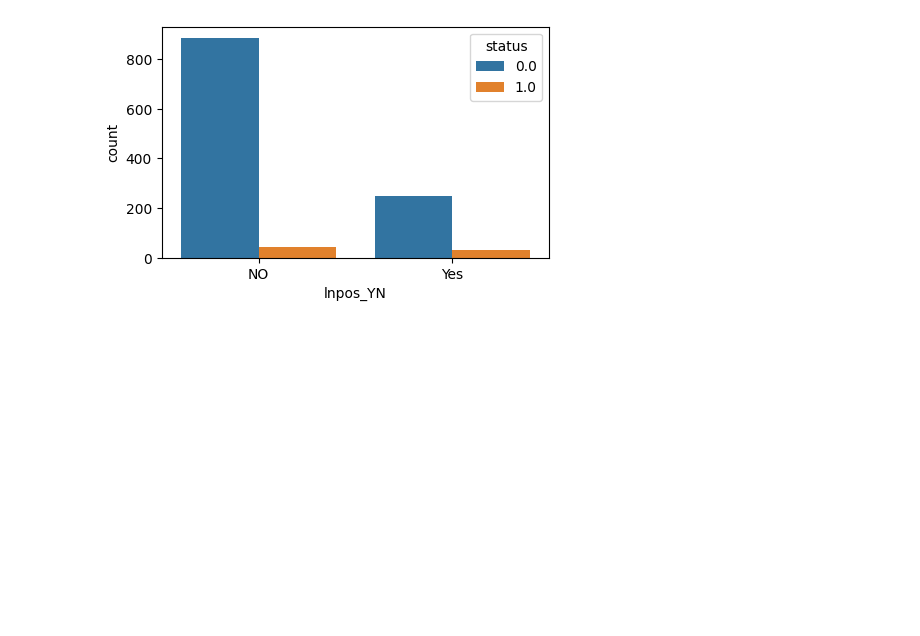
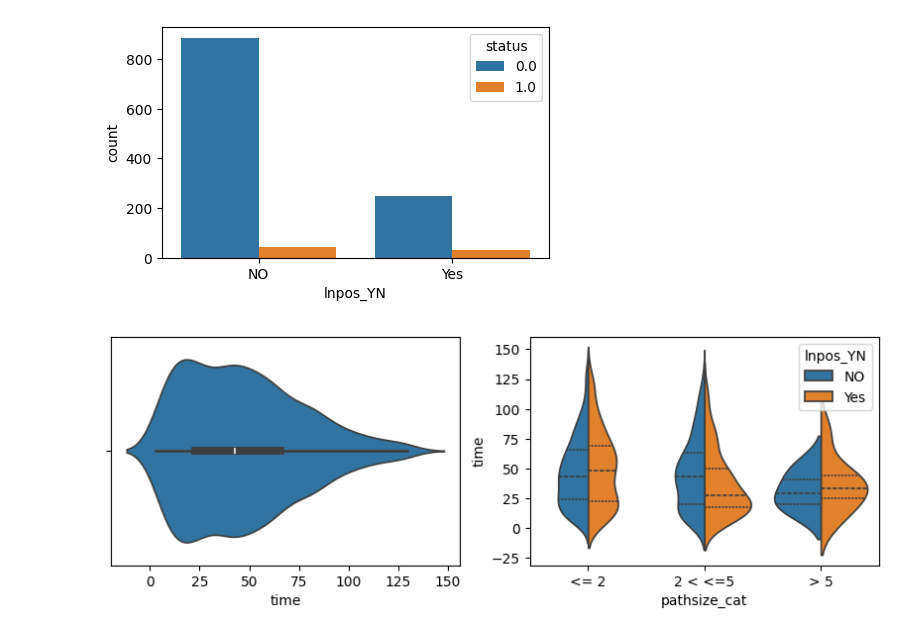
Before and after one commit to aryanssd/-sixteenth-exercices-for-loop, a Jupyter notebook: descriptive-statics.ipynb, the cells around one changed output. Cells and saved outputs as stored; diff of their text form; code cells hidden in the pictures; blank space fills up the shorter version.

Commit message:
Kaggle Notebook | Descriptive Statics | violinplot

```diff
--- a/descriptive-statics.ipynb
+++ b/descriptive-statics.ipynb
@@ -389,3 +389,14 @@ sns.countplot(df, x="lnpos_YN", hue="status", ax=ax)
 plt.show()
 # %% [output]
 [figure]
+# %%
+fig, ax = plt.subplots(nrows=1, ncols=2, figsize=(10, 3))
+
+
+sns.violinplot(df, x='time', ax=ax[0])
+
+sns.violinplot(df, x='pathsize_cat', y='time', hue='lnpos_YN', split=True, inner="quart", ax=ax[1])
+
+plt.show()
+# %% [output]
+[figure, added]
```
